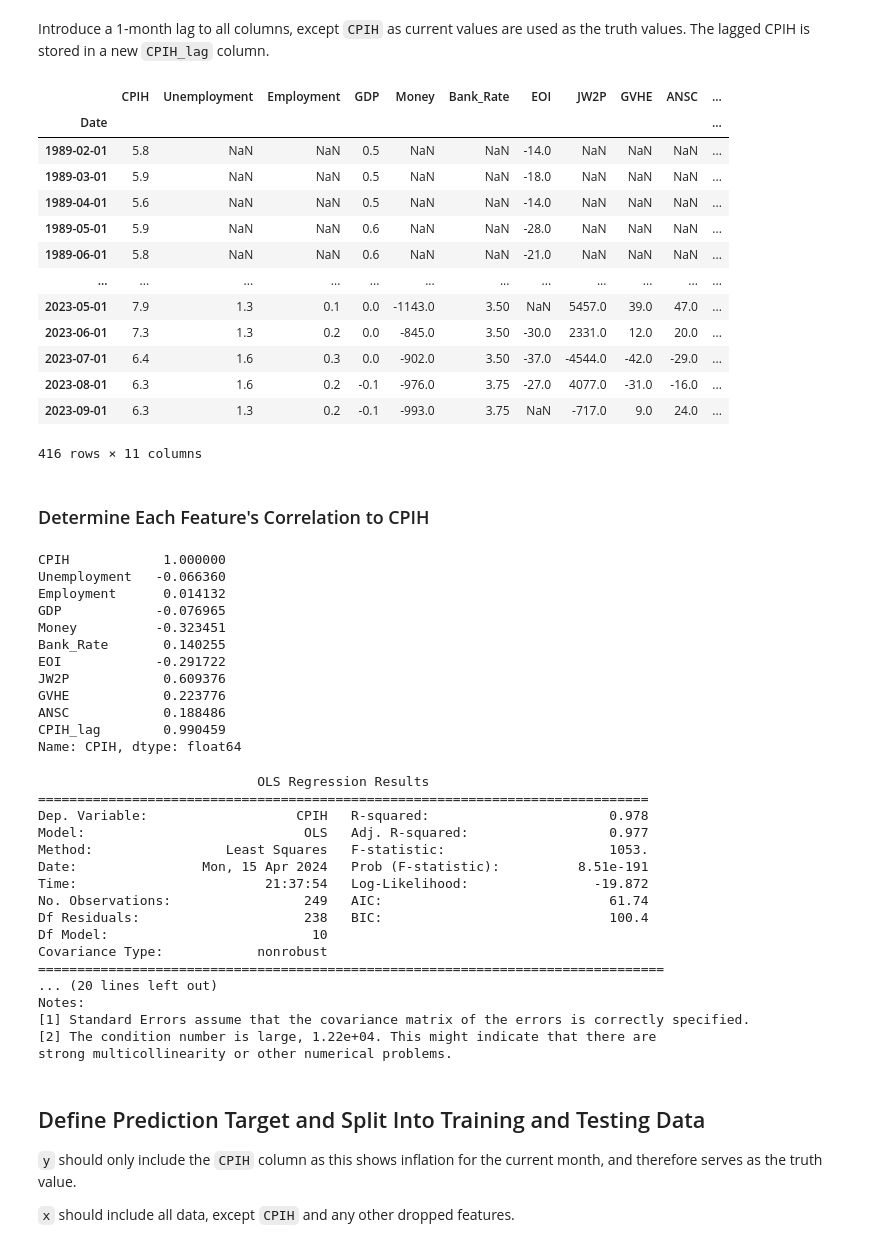
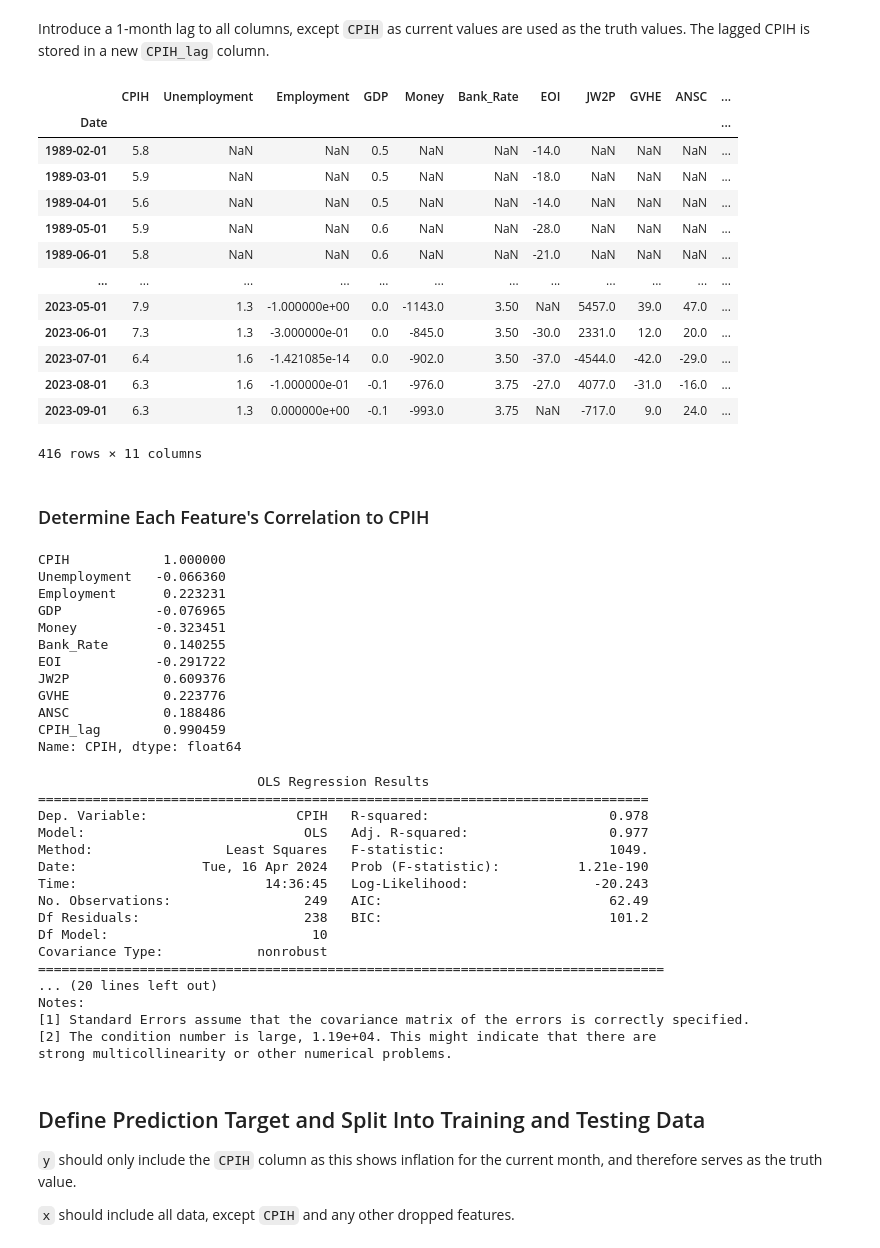
Before and after one commit to JonathanTutty/inflation-forecasting, a Jupyter notebook: inflation-forecasting.ipynb, the cells around one changed output. Saved outputs shown, nothing was run; the diff lists cells and outputs as text; code cells hidden in the pictures.

```diff
--- a/inflation-forecasting.ipynb
+++ b/inflation-forecasting.ipynb
@@ -191,39 +198,39 @@ Introduce a 1-month lag to all columns, except `CPIH` as current values are used
 # %%
 import numpy as np
 import random
 
 np.random.seed(42)
 random.seed(42)
 
 lag = 1
 
 data["CPIH_lag"] = data["CPIH"].shift(lag)
 data["Unemployment"] = data["Unemployment"].shift(lag).diff(12).diff(12)
-data["Employment"] = data["Employment"].shift(lag).diff(12)
+data["Employment"] = data["Employment"].shift(lag).diff(12).diff(12)
 data["GDP"] = data["GDP"].shift(lag)
 data["Money"] = data["Money"].shift(lag).diff(12)
 data["Bank_Rate"] = data["Bank_Rate"].shift(lag).diff(12)
 data["EOI"] = data["EOI"].shift(lag)
 data["JW2P"] = data["JW2P"].shift(lag).diff(12)
 data["GVHE"] = data["GVHE"].shift(lag).diff(12).diff(12).diff(12)
 data["ANSC"] = data["ANSC"].shift(lag).diff(12).diff(12).diff(12)
 data = data.drop(index=data.index[0:lag])
 
 data
 # %% [output]
 |  | CPIH | Unemployment | Employment | GDP | Money | Bank_Rate | EOI | JW2P | GVHE | ANSC | ... |
 | Date |  |  |  |  |  |  |  |  |  |  | ... |
 | 1989-02-01 | 5.8 | NaN | NaN | 0.5 | NaN | NaN | -14.0 | NaN | NaN | NaN | ... |
 | 1989-03-01 | 5.9 | NaN | NaN | 0.5 | NaN | NaN | -18.0 | NaN | NaN | NaN | ... |
 | 1989-04-01 | 5.6 | NaN | NaN | 0.5 | NaN | NaN | -14.0 | NaN | NaN | NaN | ... |
 | 1989-05-01 | 5.9 | NaN | NaN | 0.6 | NaN | NaN | -28.0 | NaN | NaN | NaN | ... |
 | 1989-06-01 | 5.8 | NaN | NaN | 0.6 | NaN | NaN | -21.0 | NaN | NaN | NaN | ... |
 | ... | ... | ... | ... | ... | ... | ... | ... | ... | ... | ... | ... |
-| 2023-05-01 | 7.9 | 1.3 | 0.1 | 0.0 | -1143.0 | 3.50 | NaN | 5457.0 | 39.0 | 47.0 | ... |
-| 2023-06-01 | 7.3 | 1.3 | 0.2 | 0.0 | -845.0 | 3.50 | -30.0 | 2331.0 | 12.0 | 20.0 | ... |
-| 2023-07-01 | 6.4 | 1.6 | 0.3 | 0.0 | -902.0 | 3.50 | -37.0 | -4544.0 | -42.0 | -29.0 | ... |
-| 2023-08-01 | 6.3 | 1.6 | 0.2 | -0.1 | -976.0 | 3.75 | -27.0 | 4077.0 | -31.0 | -16.0 | ... |
-| 2023-09-01 | 6.3 | 1.3 | 0.2 | -0.1 | -993.0 | 3.75 | NaN | -717.0 | 9.0 | 24.0 | ... |
+| 2023-05-01 | 7.9 | 1.3 | -1.000000e+00 | 0.0 | -1143.0 | 3.50 | NaN | 5457.0 | 39.0 | 47.0 | ... |
+| 2023-06-01 | 7.3 | 1.3 | -3.000000e-01 | 0.0 | -845.0 | 3.50 | -30.0 | 2331.0 | 12.0 | 20.0 | ... |
+| 2023-07-01 | 6.4 | 1.6 | -1.421085e-14 | 0.0 | -902.0 | 3.50 | -37.0 | -4544.0 | -42.0 | -29.0 | ... |
+| 2023-08-01 | 6.3 | 1.6 | -1.000000e-01 | -0.1 | -976.0 | 3.75 | -27.0 | 4077.0 | -31.0 | -16.0 | ... |
+| 2023-09-01 | 6.3 | 1.3 | 0.000000e+00 | -0.1 | -993.0 | 3.75 | NaN | -717.0 | 9.0 | 24.0 | ... |
 416 rows × 11 columns
 # %% [markdown]
 ### Determine Each Feature's Correlation to CPIH
@@ -233,7 +240,7 @@ print(correlation_matrix['CPIH'])
 # %% [output]
 CPIH            1.000000
 Unemployment   -0.066360
-Employment      0.014132
+Employment      0.223231
 GDP            -0.076965
 Money          -0.323451
 Bank_Rate       0.140255
@@ -261,18 +268,18 @@ print(results.summary())
 ==============================================================================
 Dep. Variable:                   CPIH   R-squared:                       0.978
 Model:                            OLS   Adj. R-squared:                  0.977
-Method:                 Least Squares   F-statistic:                     1053.
-Date:                Mon, 15 Apr 2024   Prob (F-statistic):          8.51e-191
-Time:                        21:37:54   Log-Likelihood:                -19.872
-No. Observations:                 249   AIC:                             61.74
-Df Residuals:                     238   BIC:                             100.4
+Method:                 Least Squares   F-statistic:                     1049.
+Date:                Tue, 16 Apr 2024   Prob (F-statistic):          1.21e-190
+Time:                        14:36:45   Log-Likelihood:                -20.243
+No. Observations:                 249   AIC:                             62.49
+Df Residuals:                     238   BIC:                             101.2
 Df Model:                          10
 Covariance Type:            nonrobust
 ================================================================================
 ... (20 lines left out)
 Notes:
 [1] Standard Errors assume that the covariance matrix of the errors is correctly specified.
-[2] The condition number is large, 1.22e+04. This might indicate that there are
+[2] The condition number is large, 1.19e+04. This might indicate that there are
 strong multicollinearity or other numerical problems.
 # %% [markdown]
 ## Define Prediction Target and Split Into Training and Testing Data
```
Also changed, not shown: parts of 18 cells of this notebook.
